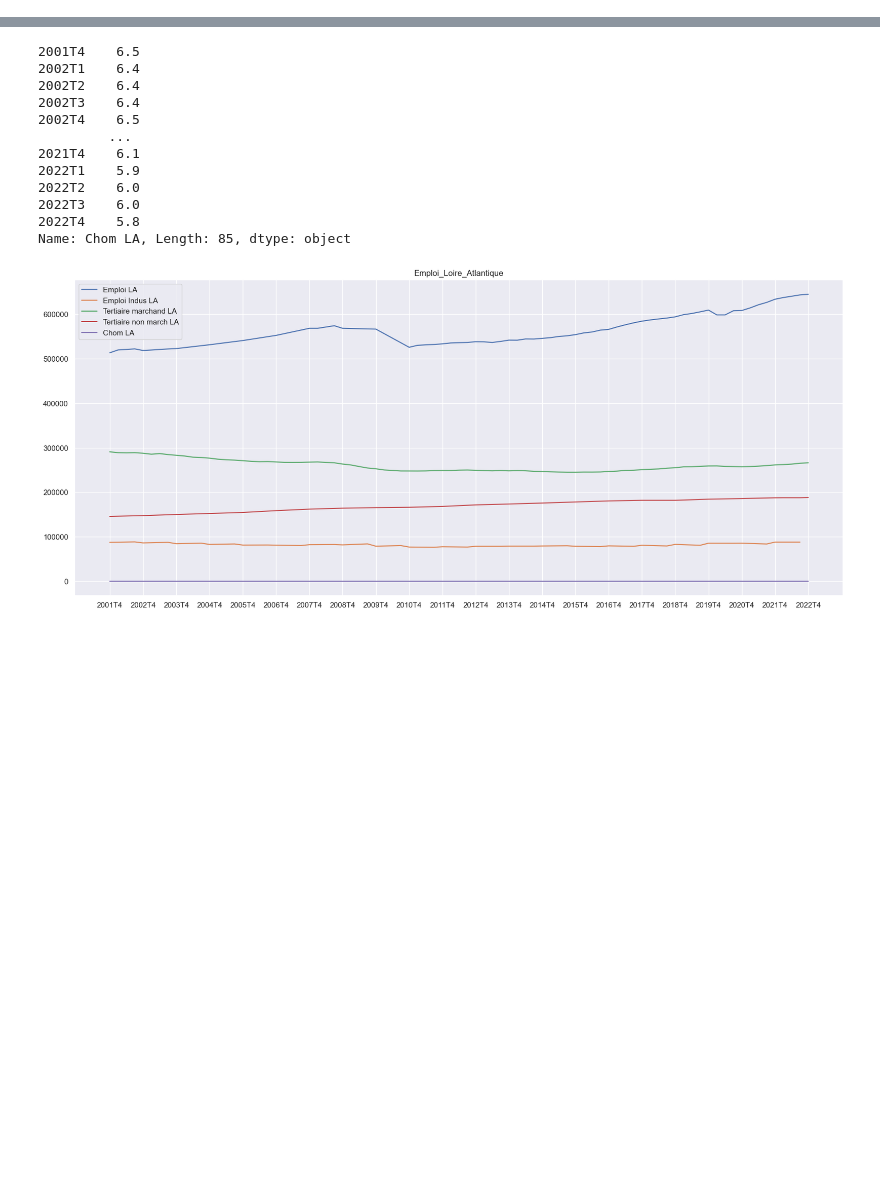
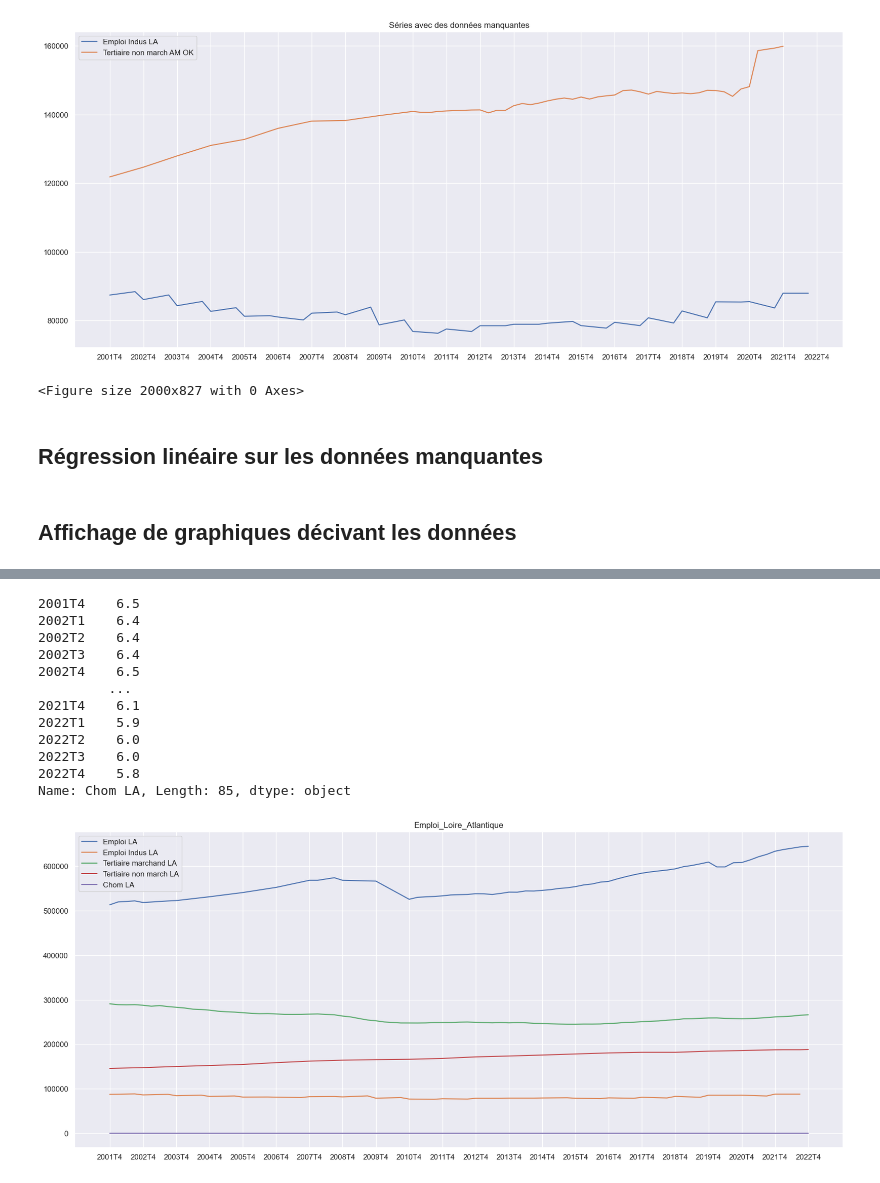
Before and after one commit to CinquinAndy/i1-mspr-data, a Jupyter notebook: Notebook_visu_graphs.ipynb, the cells around one changed output, grey strips where cells are left out. Saved outputs shown, nothing was run; the diff lists cells and outputs as text; code cells hidden in the pictures; blank space fills up the shorter version.

```diff
--- a/Notebook_visu_graphs.ipynb
+++ b/Notebook_visu_graphs.ipynb
@@ -82,3 +65,27 @@ plt.show()
+# %%
+nan_values_dataframe = dataset_insee.isna()
+missing_values_row_indexes = nan_values_dataframe[(nan_values_dataframe["2022T1"] == True)|(nan_values_dataframe["2022T2"] == True)|(nan_values_dataframe["2022T3"].isnull().any() == True)|(nan_values_dataframe["2022T4"] == True)].index
+missing_values_row_indexes
+rows_w_missing_values = dataset_insee.loc[missing_values_row_indexes]
+# %%
+ticks_labels = list(dataset_insee.filter(axis=AXE_COLONNES, regex="\d{4}T4").columns)
+x_y_axis_dataframe_slicing = slice(1,None)
+for row_label in rows_w_missing_values.index:
+    x = list(rows_w_missing_values.columns)[x_y_axis_dataframe_slicing]
+    y = rows_w_missing_values.loc[row_label].iloc[x_y_axis_dataframe_slicing]
+    plt.xticks(range(0,85,4),labels=ticks_labels)
+    plt.plot(x,y,label=row_label)
+plt.title("Séries avec des données manquantes")
+plt.legend()
+plt.show()
+plt.savefig(title + ".png")
+# %% [output]
+[figure, added]
+<Figure size 2000x827 with 0 Axes>
+# %% [markdown]
+## Régression linéaire sur les données manquantes
+# %% [markdown]
+## Affichage de graphiques décivant les données
 # %%
 dataset_insee_44 = dataset_insee[dataset_insee["N°_Departement"] == 44]
 dataset_insee_44
```
Also changed, not shown: parts of 9 cells of this notebook.
